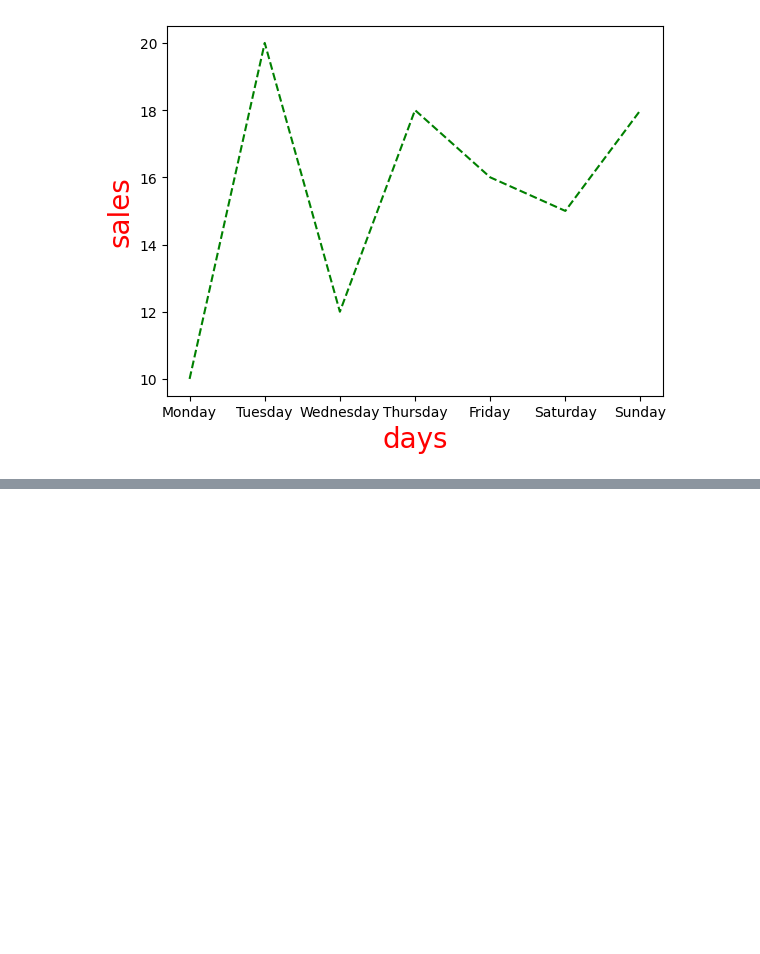
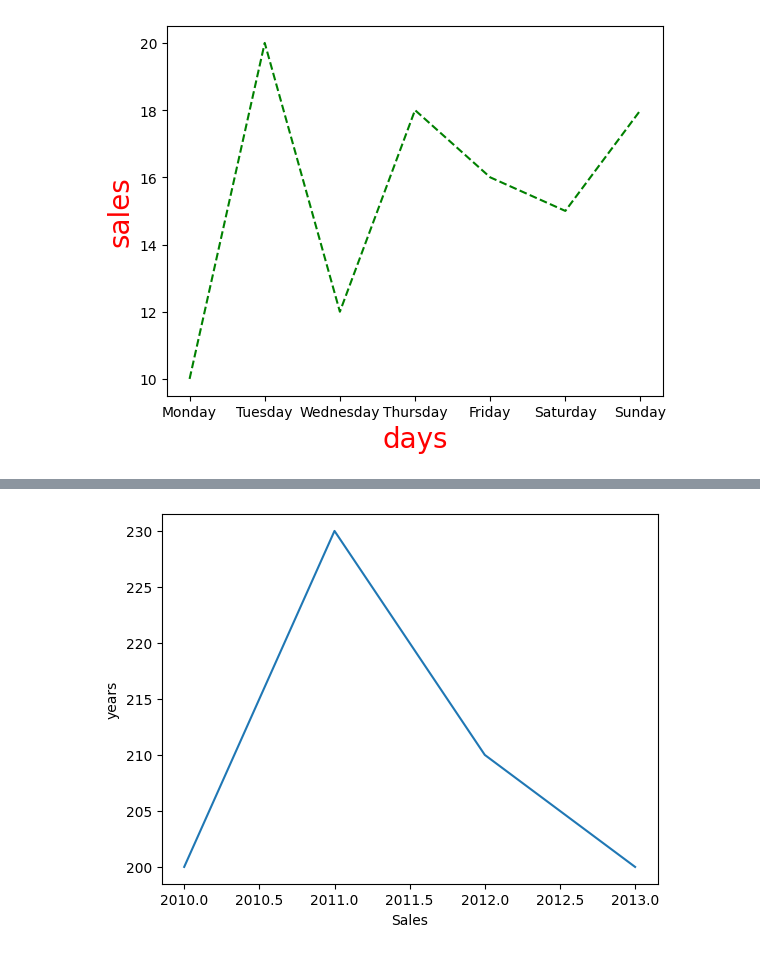
Before and after one commit to Amaansaifidev/Learning-python-for-ai-ml, a Jupyter notebook: Matplotlib-in-python/Mathplotlib.ipynb, the cells around one changed output, grey strips where cells are left out. Cells and saved outputs as stored; diff of their text form; code cells hidden in the pictures; blank space fills up the shorter version.

```diff
--- a/Matplotlib-in-python/Mathplotlib.ipynb
+++ b/Matplotlib-in-python/Mathplotlib.ipynb
@@ -32,0 +42,13 @@ plt.show()
+# %%
+dataframe = {
+"Year":[2010, 2011, 2012, 2013],
+"Sales":[200, 230, 210, 200]}
+# %%
+df = pd.DataFrame(dataframe)
+# %%
+plt.plot(df["Year"], df["Sales"])
+plt.xlabel("Sales")
+plt.ylabel("years")
+plt.show()
+# %% [output]
+[figure, added]
```
Also changed, not shown: parts of 2 cells of this notebook.
